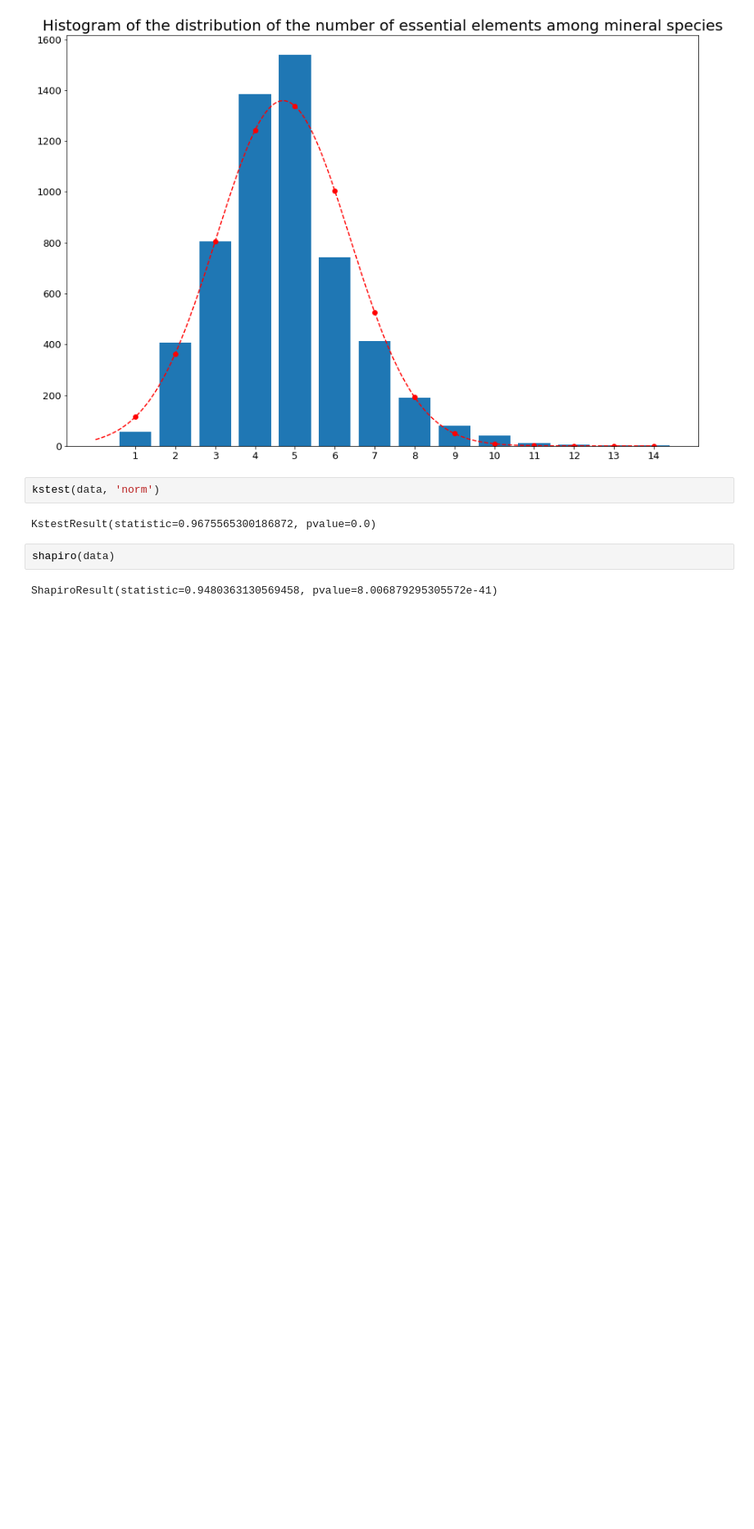
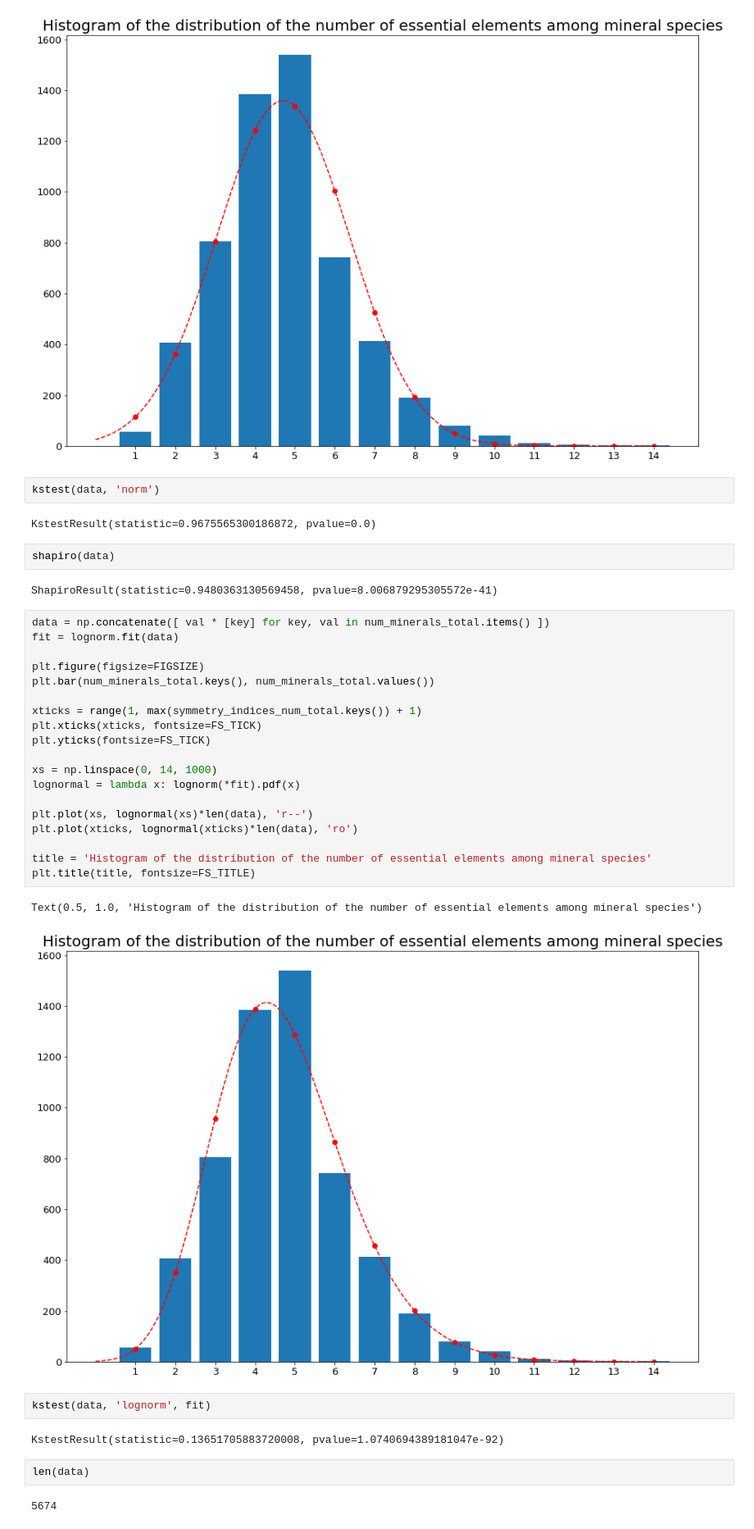
Before and after one commit to NoaVidovic/mineral-evolution-data, a Jupyter notebook: data_analysis_dobrovolski.ipynb, the cells around one changed output. Shown at 82% size. Saved outputs shown, nothing was run; the diff lists cells and outputs as text; blank space fills up the shorter version.

Commit message:
+ added kolmogorov-smirnov test for the lognormal distribution

```diff
--- a/data_analysis_dobrovolski.ipynb
+++ b/data_analysis_dobrovolski.ipynb
@@ -662,3 +662,33 @@ KstestResult(statistic=0.9675565300186872, pvalue=0.0)
 shapiro(data)
 # %% [output]
 ShapiroResult(statistic=0.9480363130569458, pvalue=8.006879295305572e-41)
+# %%
+data = np.concatenate([ val * [key] for key, val in num_minerals_total.items() ])
+fit = lognorm.fit(data)
+
+plt.figure(figsize=FIGSIZE)
+plt.bar(num_minerals_total.keys(), num_minerals_total.values())
+
+xticks = range(1, max(symmetry_indices_num_total.keys()) + 1)
+plt.xticks(xticks, fontsize=FS_TICK)
+plt.yticks(fontsize=FS_TICK)
+
+xs = np.linspace(0, 14, 1000)
+lognormal = lambda x: lognorm(*fit).pdf(x)
+
+plt.plot(xs, lognormal(xs)*len(data), 'r--')
+plt.plot(xticks, lognormal(xticks)*len(data), 'ro')
+
+title = 'Histogram of the distribution of the number of essential elements among mineral species'
+plt.title(title, fontsize=FS_TITLE)
+# %% [output]
+Text(0.5, 1.0, 'Histogram of the distribution of the number of essential elements among mineral species')
+[figure, added]
+# %%
+kstest(data, 'lognorm', fit)
+# %% [output]
+KstestResult(statistic=0.13651705883720008, pvalue=1.0740694389181047e-92)
+# %%
+len(data)
+# %% [output]
+5674
```
Also changed, not shown: parts of 1 cell of this notebook.
